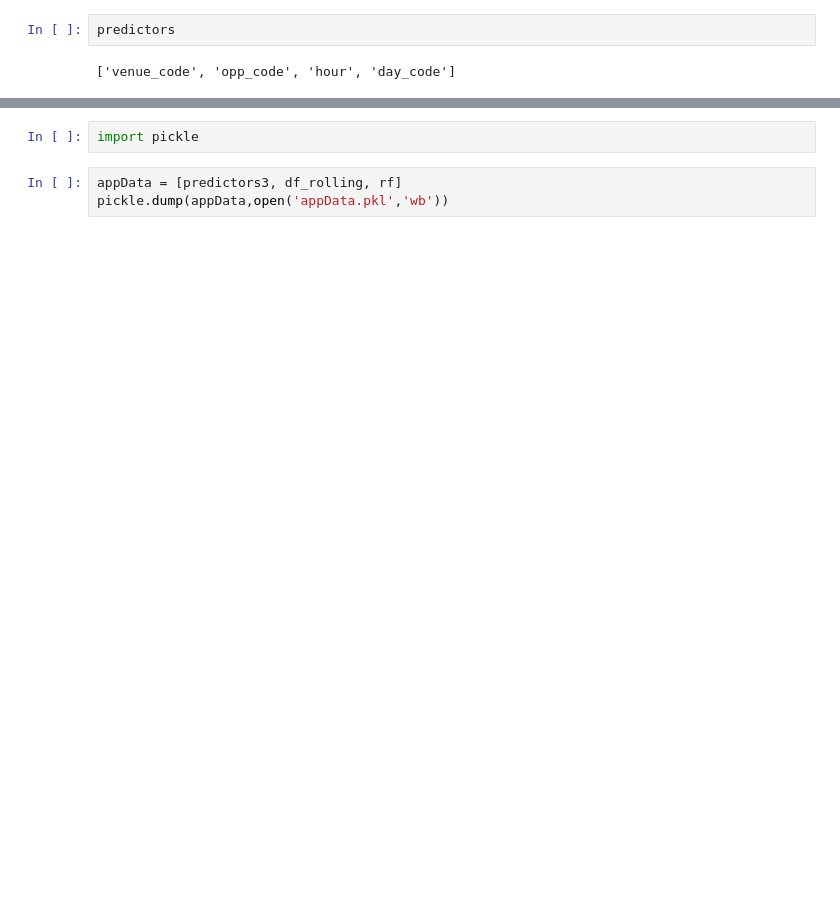
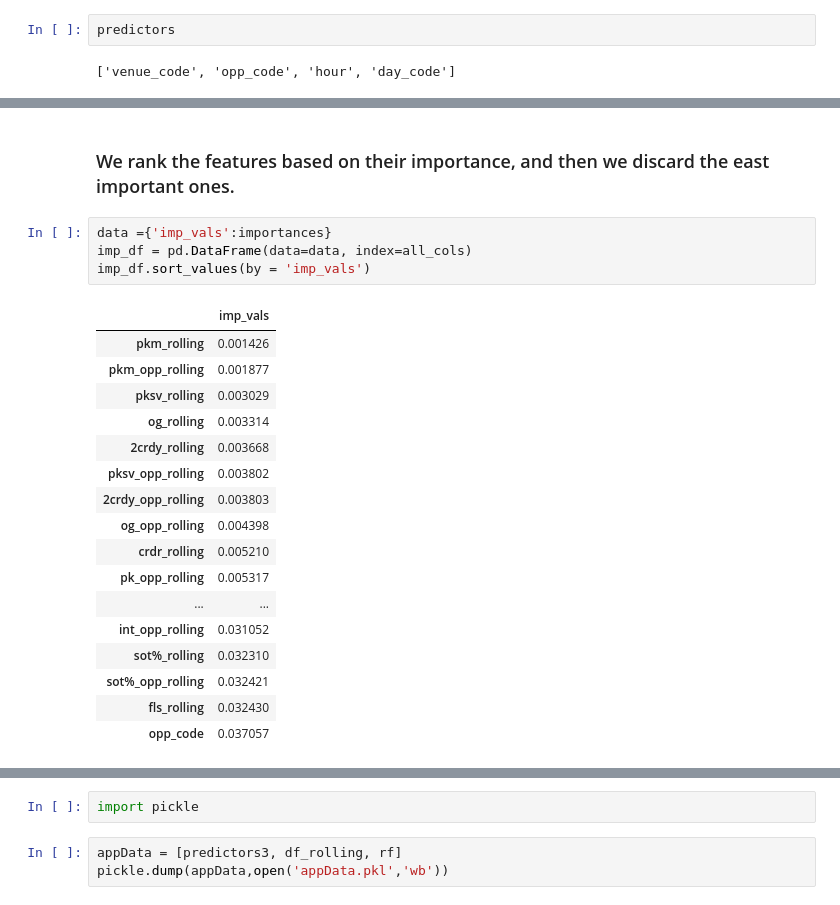
Before and after one commit to RaminVali/CL_WebScraping_ML_Prediction, a Jupyter notebook: Clean_Predict.ipynb, the cells around one changed output, grey strips where cells are left out. Drawn from its saved outputs; the diff is of its cells as text; blank space fills up the shorter version.

```diff
--- a/Clean_Predict.ipynb
+++ b/Clean_Predict.ipynb
@@ -328,0 +320,24 @@ predictors2=['venue_code','opp_code','g/sh_rolling','pkatt_rolling','pkatt_opp_r
+# %% [markdown]
+### We rank the features based on their importance, and then we discard the east important ones.
+# %%
+data ={'imp_vals':importances}
+imp_df = pd.DataFrame(data=data, index=all_cols)
+imp_df.sort_values(by = 'imp_vals')
+# %% [output]
+|  | imp_vals |
+| pkm_rolling | 0.001426 |
+| pkm_opp_rolling | 0.001877 |
+| pksv_rolling | 0.003029 |
+| og_rolling | 0.003314 |
+| 2crdy_rolling | 0.003668 |
+| pksv_opp_rolling | 0.003802 |
+| 2crdy_opp_rolling | 0.003803 |
+| og_opp_rolling | 0.004398 |
+| crdr_rolling | 0.005210 |
+| pk_opp_rolling | 0.005317 |
+| ... | ... |
+| int_opp_rolling | 0.031052 |
+| sot%_rolling | 0.032310 |
+| sot%_opp_rolling | 0.032421 |
+| fls_rolling | 0.032430 |
+| opp_code | 0.037057 |
```
Also changed, not shown: parts of 47 cells of this notebook, 2 other files.
